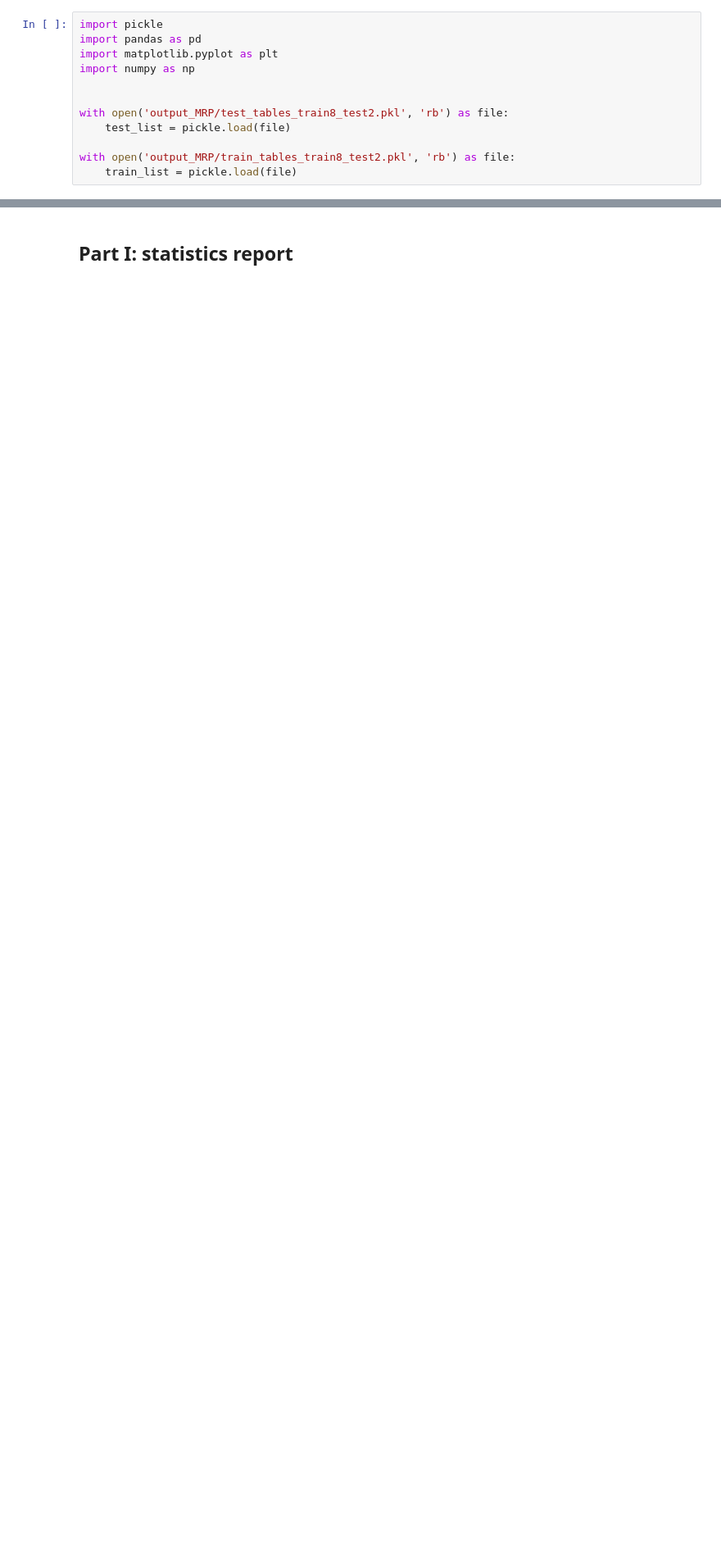
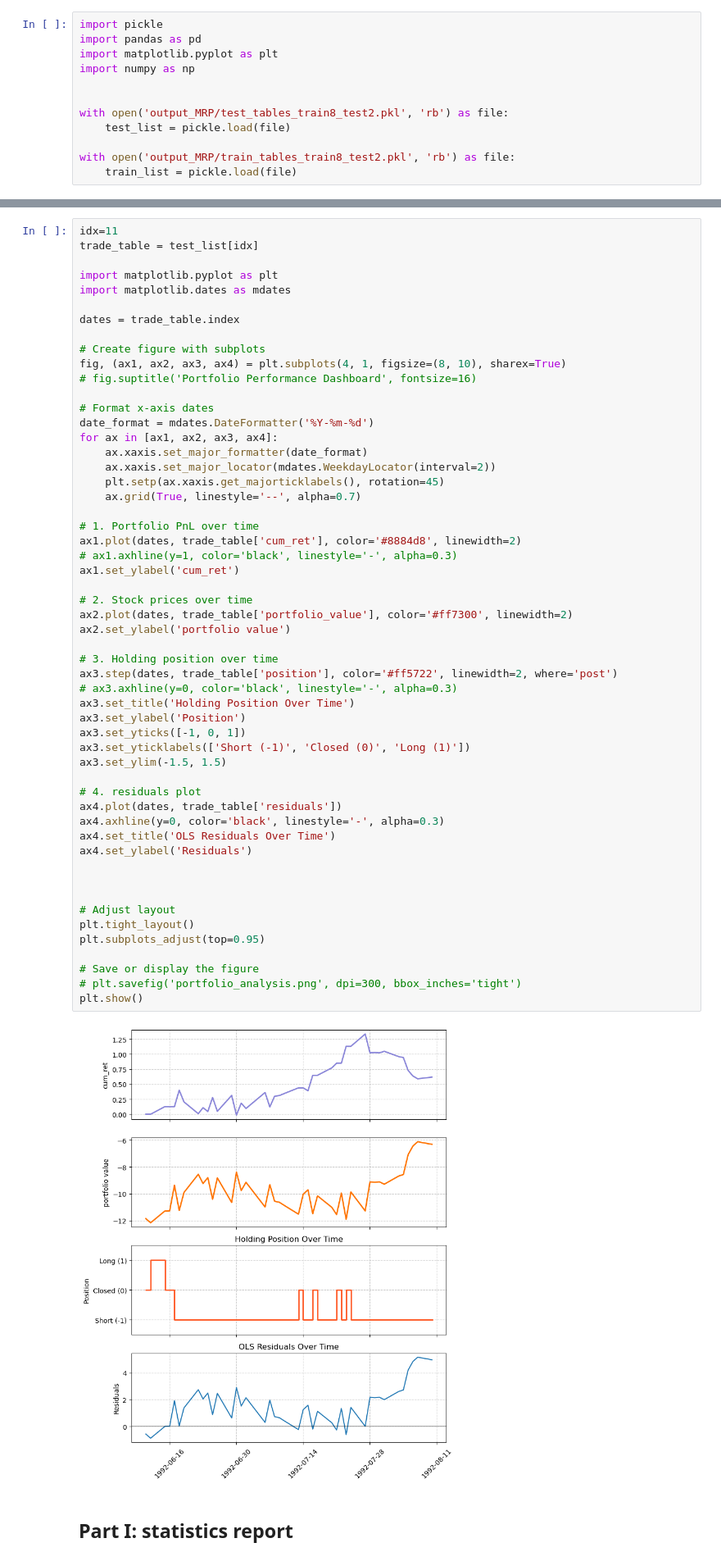
Before and after one commit to KeyangPan/PairsTrading, a Jupyter notebook: main_MRP_visualization.ipynb, the cells around one changed output, grey strips where cells are left out. Shown at 82% size. Cells and saved outputs as stored; diff of their text form; blank space fills up the shorter version.

```diff
--- a/main_MRP_visualization.ipynb
+++ b/main_MRP_visualization.ipynb
@@ -27,3 +50,59 @@ len(test_list_filtered)
+# %%
+idx=11
+trade_table = test_list[idx]
+
+import matplotlib.pyplot as plt
+import matplotlib.dates as mdates
+
+dates = trade_table.index
+
+# Create figure with subplots
+fig, (ax1, ax2, ax3, ax4) = plt.subplots(4, 1, figsize=(8, 10), sharex=True)
+# fig.suptitle('Portfolio Performance Dashboard', fontsize=16)
+
+# Format x-axis dates
+date_format = mdates.DateFormatter('%Y-%m-%d')
+for ax in [ax1, ax2, ax3, ax4]:
+    ax.xaxis.set_major_formatter(date_format)
+    ax.xaxis.set_major_locator(mdates.WeekdayLocator(interval=2))
+    plt.setp(ax.xaxis.get_majorticklabels(), rotation=45)
+    ax.grid(True, linestyle='--', alpha=0.7)
+
+# 1. Portfolio PnL over time
+ax1.plot(dates, trade_table['cum_ret'], color='#8884d8', linewidth=2)
+# ax1.axhline(y=1, color='black', linestyle='-', alpha=0.3)
+ax1.set_ylabel('cum_ret')
+
+# 2. Stock prices over time
+ax2.plot(dates, trade_table['portfolio_value'], color='#ff7300', linewidth=2)
+ax2.set_ylabel('portfolio value')
+
+# 3. Holding position over time
+ax3.step(dates, trade_table['position'], color='#ff5722', linewidth=2, where='post')
+# ax3.axhline(y=0, color='black', linestyle='-', alpha=0.3)
+ax3.set_title('Holding Position Over Time')
+ax3.set_ylabel('Position')
+ax3.set_yticks([-1, 0, 1])
+ax3.set_yticklabels(['Short (-1)', 'Closed (0)', 'Long (1)'])
+ax3.set_ylim(-1.5, 1.5)
+
+# 4. residuals plot
+ax4.plot(dates, trade_table['residuals'])
+ax4.axhline(y=0, color='black', linestyle='-', alpha=0.3)
+ax4.set_title('OLS Residuals Over Time')
+ax4.set_ylabel('Residuals')
+
+
+
+# Adjust layout
+plt.tight_layout()
+plt.subplots_adjust(top=0.95)
+
+# Save or display the figure
+# plt.savefig('portfolio_analysis.png', dpi=300, bbox_inches='tight')
+plt.show()
+# %% [output]
+[figure, added]
 # %% [markdown]
 ## Part I: statistics report
 # %%
```
Also changed, not shown: parts of 8 cells of this notebook, 4 other files.
